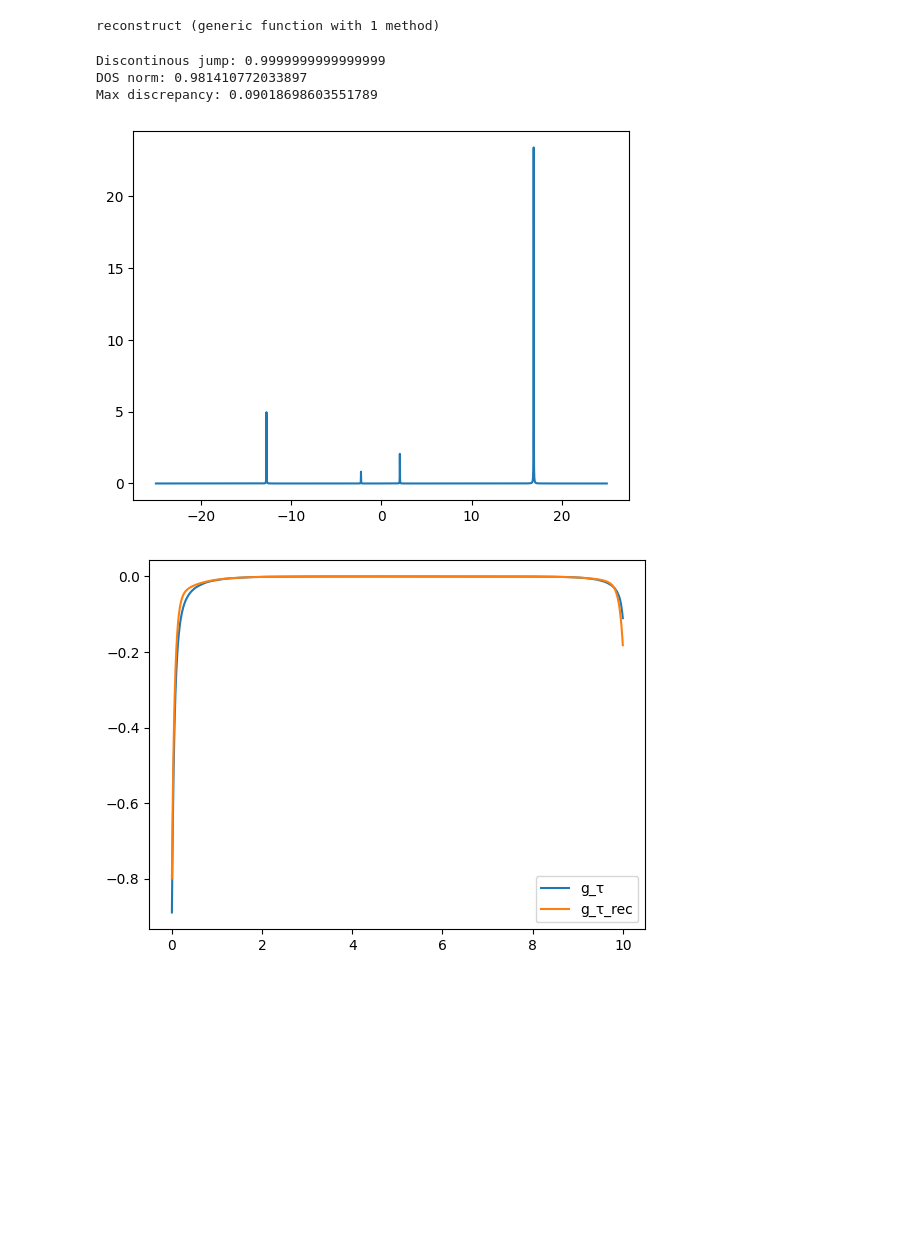
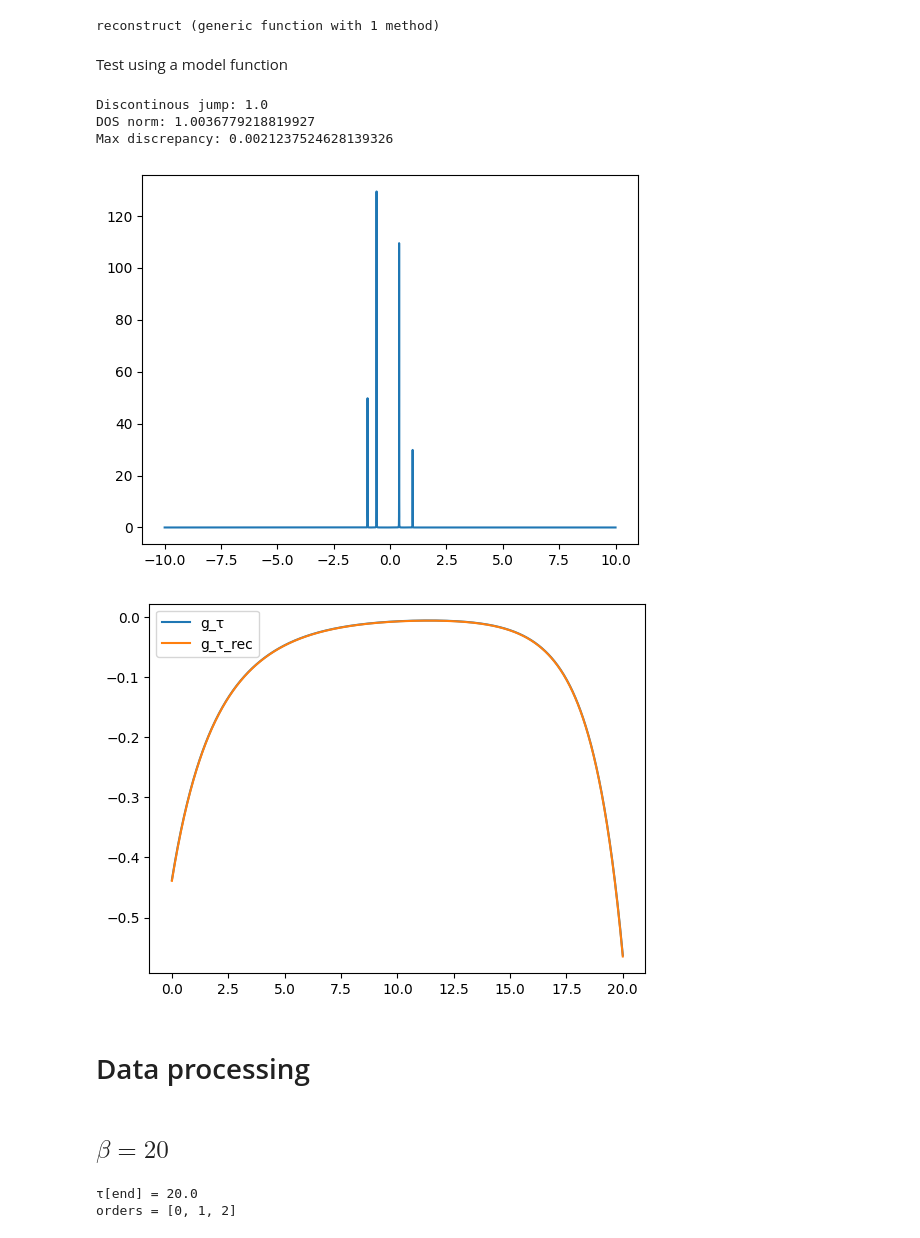
Before and after one commit to krivenko/QInchworm.jl, a Jupyter notebook: bench/ysr/post-processing.ipynb, the cells around one changed output. Drawn from its saved outputs; the diff is of its cells as text; code cells hidden in the pictures; blank space fills up the shorter version.

Commit message:
[bench] First promising post-processing results in YSR benchmark

```diff
--- a/bench/ysr/post-processing.ipynb
+++ b/bench/ysr/post-processing.ipynb
@@ -233,7 +173,7 @@ function reconstruct(ρ, ϵ_list, τ_list)
     β = τ_list[end]
 
     for (j, τ) in enumerate(τ_list)
-        K(τ, ϵ) = -(ϵ > 0 ? exp(-τ * ϵ) / (1 + exp(-β * ϵ)) : exp((β-τ) * ϵ) / (1 + exp(β * ϵ)))
+        K(τ, ϵ) = ϵ > 0 ? (-exp(-τ * ϵ) / (1 + exp(-β * ϵ))) : (-exp((β-τ) * ϵ) / (1 + exp(β * ϵ)))
         g_τ[j] = quadgk(ϵ -> K(τ, ϵ) * ρ_itp(ϵ), ϵ_list[1], ϵ_list[end], atol=1e-13)[1]
     end
 
@@ -241,28 +181,65 @@ function reconstruct(ρ, ϵ_list, τ_list)
 end
 # %% [output]
 reconstruct (generic function with 1 method)
+# %% [markdown]
+Test using a model function
+# %%
+n_τ = 1024
+β = 20
+n_iω = 100
+ϵ_list = -10:0.001:10
+δ = 0.001
+
+poles = (1.0, -1.0, 0.4, -0.6)
+weights = (3/32, 5/32, 11/32, 13/32)
+@assert sum(weights) == 1
+
+f(ϵ) = 1 / (1 + exp(-β * ϵ))
+
+τ_list = range(0, β, n_τ)
+g_τ_test = -[sum(w * exp(-τ * ϵ) * f(ϵ) for (ϵ, w) in zip(poles, weights)) for τ in τ_list]
+@assert g_τ_test[1] + g_τ_test[end] == -1
+
+ρ = cont(τ_list, g_τ_test, n_iω, ϵ_list, δ)
+
+println("DOS norm: ", dos_norm(ϵ_list, ρ))
+plt.plot(ϵ_list, ρ);
+
+g_τ_rec = reconstruct(ρ, ϵ_list, τ_list)
+
+plt.figure()
+plt.plot(τ_list, g_τ_test, label="g_τ")
+plt.plot(τ_list, g_τ_rec, label="g_τ_rec")
+plt.legend()
+println("Max discrepancy: ", maximum(abs.(g_τ_test - g_τ_rec)))
+# %% [output]
+Discontinous jump: 1.0
+DOS norm: 1.0036779218819927
+Max discrepancy: 0.0021237524628139326
+[figure, added]
+[figure, added]
+# %% [markdown]
+# Data processing
+# %% [markdown]
+## $\beta=20$
 # %%
-n_iω = 30
-ϵ_list = -25:0.001:25
-δ = 0.01
+fid = h5.h5open("beta20/gf_ysr.order2_ntau2048_N_samples262144_N_seqs4.h5", "r")
 
-τ_list = range(0, β, length(g_u2))
+τ = fid["/data/tau"][]
+@show τ[end]
 
-ρ = cont(τ_list, g_u2, n_iω, ϵ_list, δ)
+orders = fid["/data/orders"][]
+@show orders
 
-println("DOS norm: ", dos_norm(ϵ_list, ρ))
-plt.plot(ϵ_list, ρ);
+g_u1 = imag(fid["/data/gf/up_11"][]);
+g_d1 = imag(fid["/data/gf/dn_11"][]);
+g_u2 = imag(fid["/data/gf/up_22"][]);
+g_d2 = imag(fid["/data/gf/dn_22"][]);
 
-g_rec = reconstruct(ρ, ϵ_list, τ_list)
-
-plt.figure()
-plt.plot(τ_list, g_u2, label="g_τ")
-plt.plot(τ_list, g_rec, label="g_τ_rec")
-plt.legend()
-println("Max discrepancy: ", maximum(abs.(g_u2 - g_rec)))
+g_std_u1 = fid["/data/gf_std/up_11"][];
+g_std_d1 = fid["/data/gf_std/dn_11"][];
+g_std_u2 = fid["/data/gf_std/up_22"][];
+g_std_d2 = fid["/data/gf_std/dn_22"][];
 # %% [output]
-Discontinous jump: 0.9999999999999999
-DOS norm: 0.981410772033897
-Max discrepancy: 0.09018698603551789
+τ[end] = 20.0
+orders = [0, 1, 2]
-[figure, removed]
-[figure, removed]
```
Also changed, not shown: parts of 10 cells of this notebook.
